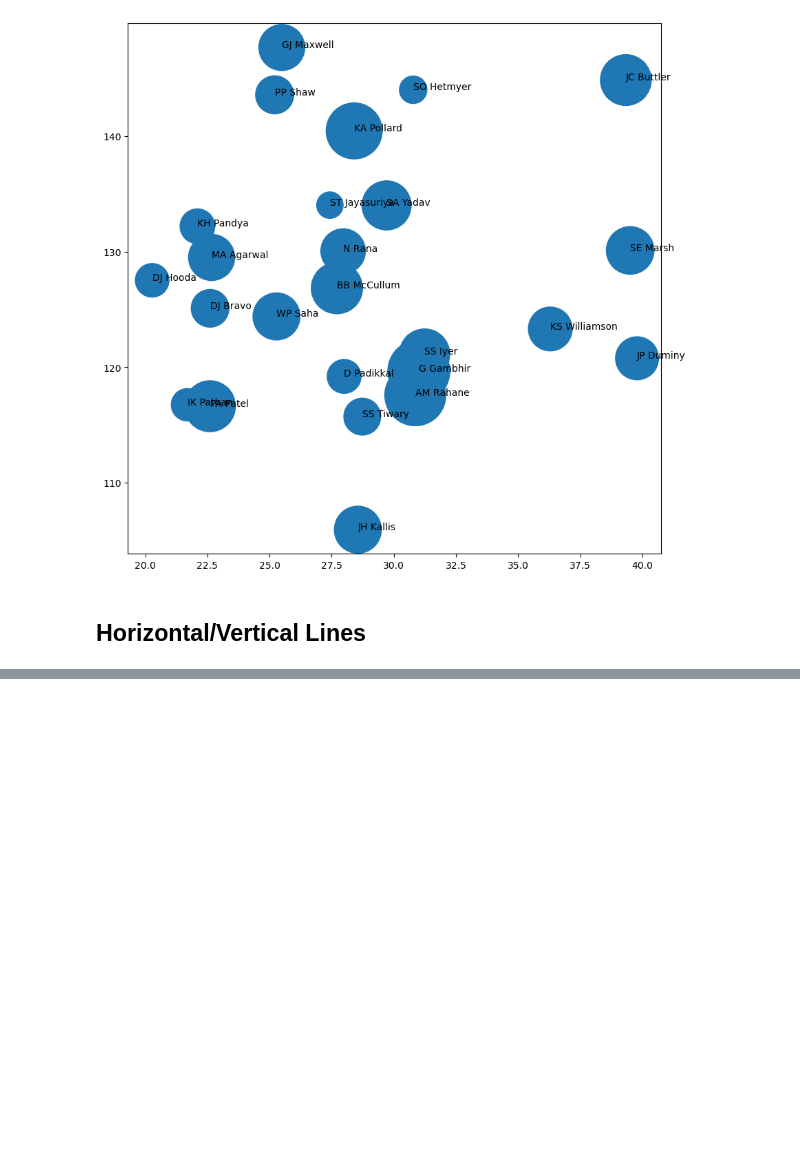
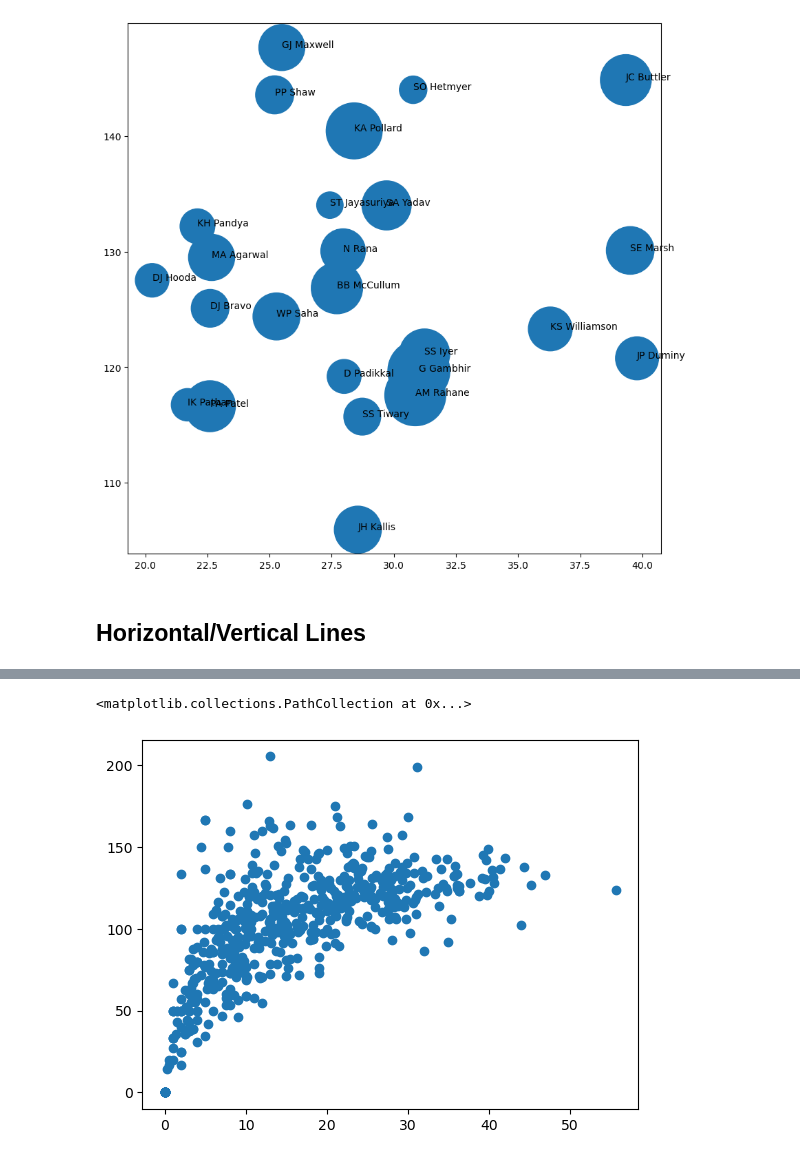
Before and after one commit to shubhammgits/Python-DS-AIML, a Jupyter notebook: MATPLOTLIB/advanced.ipynb, the cells around one changed output, grey strips where cells are left out. Drawn from its saved outputs; the diff is of its cells as text; code cells hidden in the pictures; blank space fills up the shorter version.

```diff
--- a/MATPLOTLIB/advanced.ipynb
+++ b/MATPLOTLIB/advanced.ipynb
@@ -122,0 +141,7 @@ for i in range(sample.shape[0]):
+# %%
+fig, ax = plt.subplots()
+
+ax.scatter(batters['avg'], batters['strike_rate'])
+# %% [output]
+<matplotlib.collections.PathCollection at 0x...>
+[figure, added]
```
Also changed, not shown: parts of 4 cells of this notebook.
